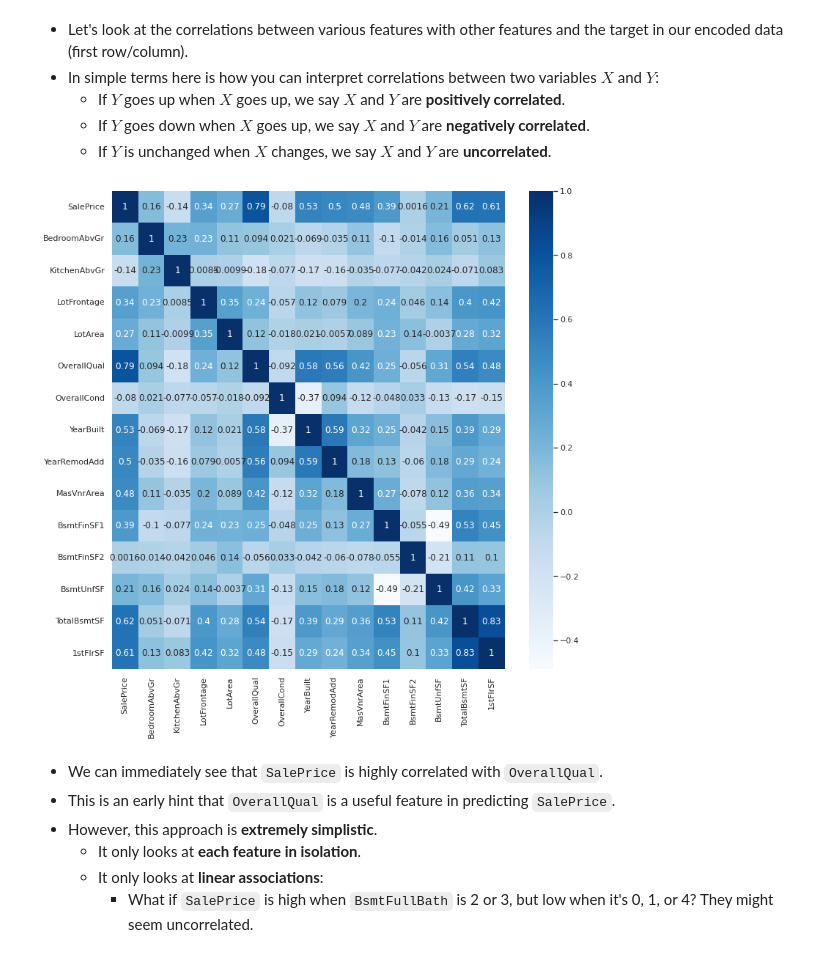
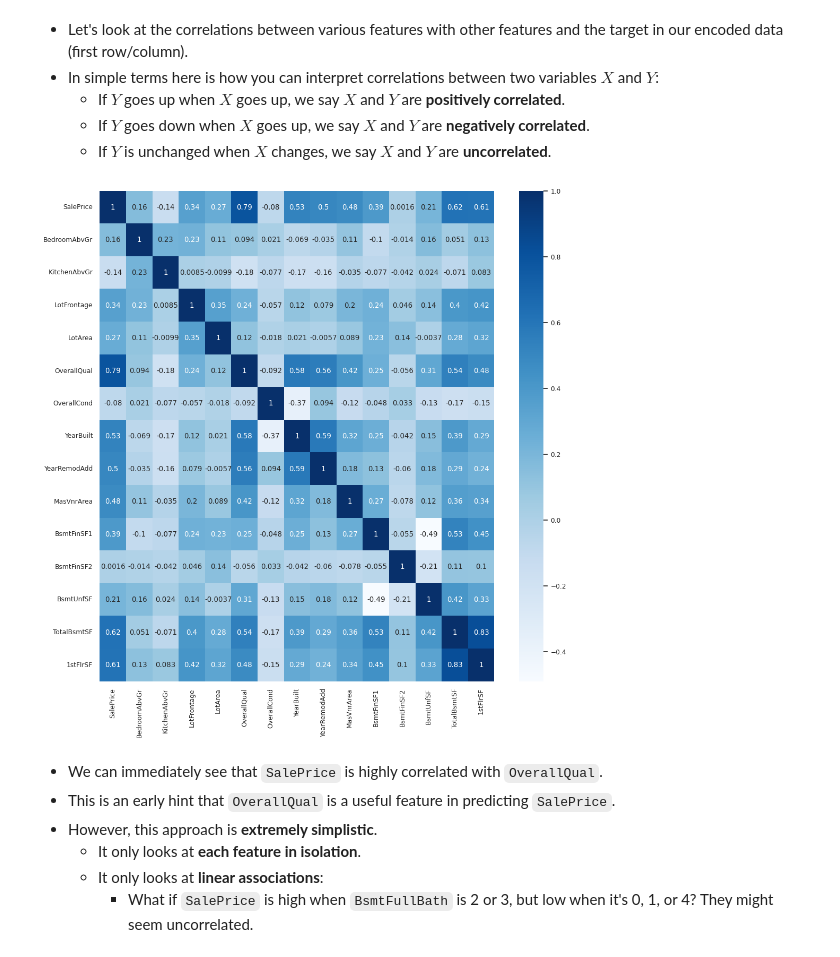
Before and after one commit to UBC-CS/cpsc330-2023s, a Jupyter notebook: lectures/12_feat-importances.ipynb, the cells around one changed output. Saved outputs shown, nothing was run; the diff lists cells and outputs as text; code cells hidden in the pictures.

```diff
--- a/lectures/12_feat-importances.ipynb
+++ b/lectures/12_feat-importances.ipynb
@@ -289,11 +324,11 @@ X_train_enc.shape
 # %%
 # Get the pairwise correlations between the first 15 columns (including y_train)
 cor = pd.concat((y_train, X_train_enc), axis=1).iloc[:, :15].corr()
 plt.figure(figsize=(12, 12))
-sns.set(font_scale=1)
+sns.set(font_scale=.8)
 sns.heatmap(cor, annot=True, cmap=plt.cm.Blues);
 # %% [output]
-[figure, old version]
+[figure, new version]
 # %% [markdown]
 - We can immediately see that `SalePrice` is highly correlated with `OverallQual`.
 - This is an early hint that `OverallQual` is a useful feature in predicting `SalePrice`.
```
Also changed, not shown: parts of 226 cells of this notebook, 1 other file.
